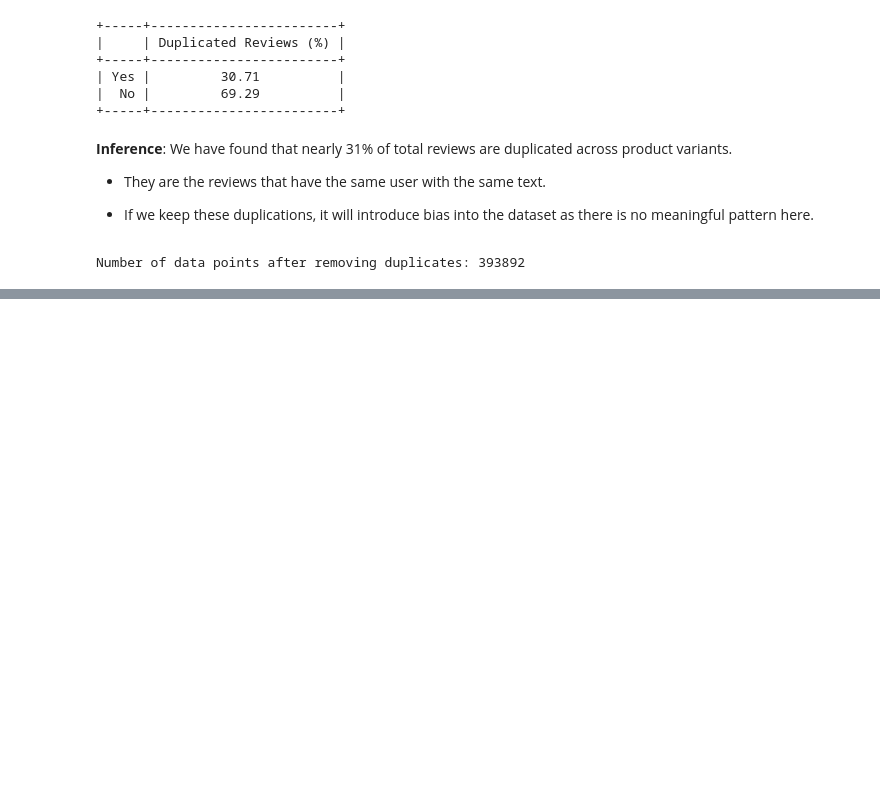
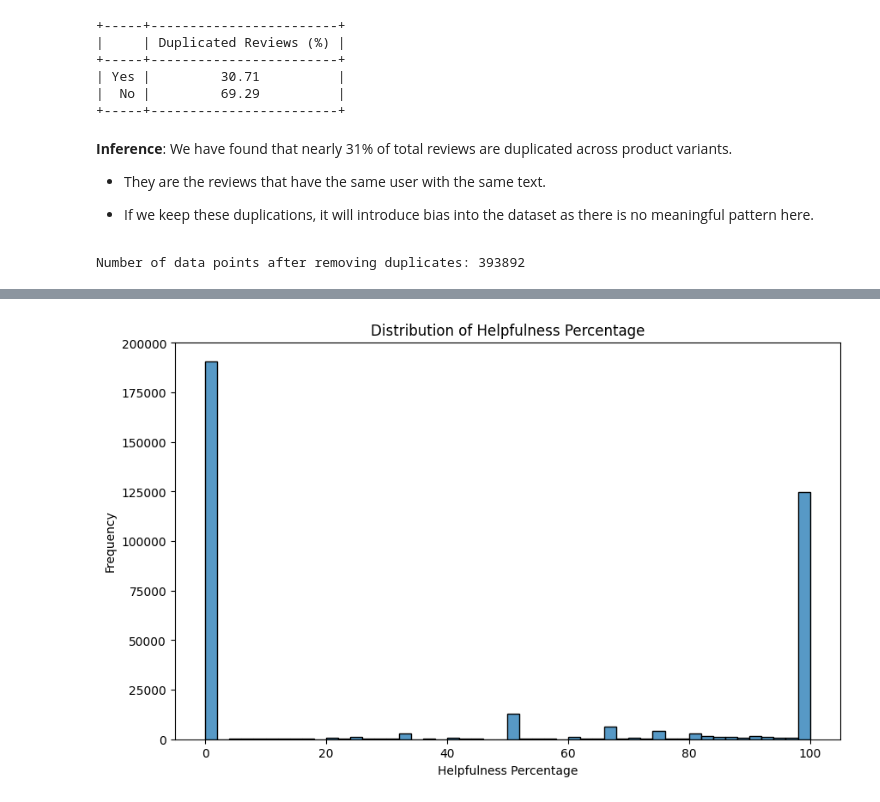
Before and after one commit to Youhorng/sentiment_analysis, a Jupyter notebook: notebook/data_preparation.ipynb, the cells around one changed output, grey strips where cells are left out. Saved outputs shown, nothing was run; the diff lists cells and outputs as text; code cells hidden in the pictures; blank space fills up the shorter version.

```diff
--- a/notebook/data_preparation.ipynb
+++ b/notebook/data_preparation.ipynb
@@ -245,0 +275,3 @@ Number of data points after removing duplicates: 393892
+# %%
+# Exclue 3 star rating reviews
+df = df[df["Score"]!=3]
@@ -245,0 +296,3 @@ Number of data points after removing duplicates: 393892
+# %%
+# Remove rows where HelpfulnessNumerator is greater than HelpfulnessDenominator
+df = df[df["HelpfulnessNumerator"] <= df["HelpfulnessDenominator"]]
@@ -245,0 +313,11 @@ Number of data points after removing duplicates: 393892
+# %%
+# Create the new Helpfulness column
+df["HelpfulnessPercentage"] = df[["HelpfulnessNumerator", "HelpfulnessDenominator"]].apply(
+    lambda x: (x["HelpfulnessNumerator"] / x["HelpfulnessDenominator"]) * 100 if x["HelpfulnessDenominator"] > 0 else 0, axis=1
+)
+
+# Drop the HelpfulnessNumerator and HelpfulnessDenominator columns
+df.drop(columns=["HelpfulnessNumerator", "HelpfulnessDenominator"], inplace=True)
+
+# Check the dataframe
+df.head()
@@ -245,0 +346,10 @@ Number of data points after removing duplicates: 393892
+# %%
+# Plot the distribution in Histogram
+plt.figure(figsize=(10, 6))
+sns.histplot(data=df, x="HelpfulnessPercentage", bins=50)
+plt.title("Distribution of Helpfulness Percentage")
+plt.xlabel("Helpfulness Percentage")
+plt.ylabel("Frequency")
+plt.show()
+# %% [output]
+[figure, added]
```
Also changed, not shown: parts of 33 cells of this notebook.
